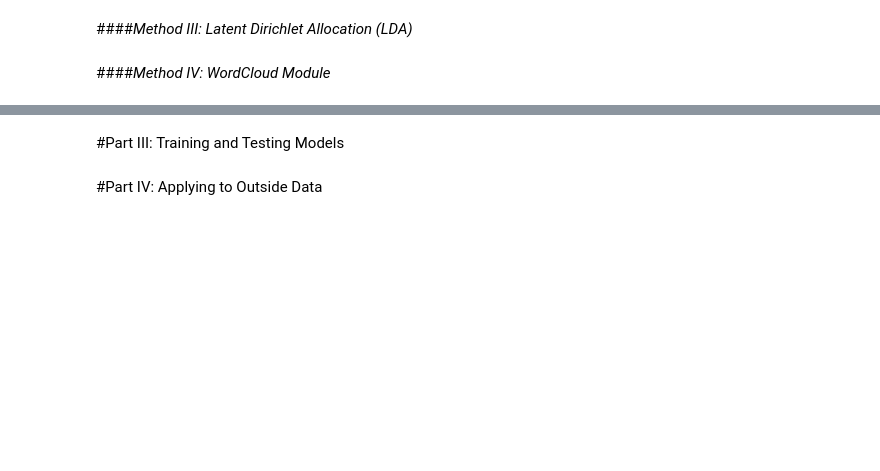
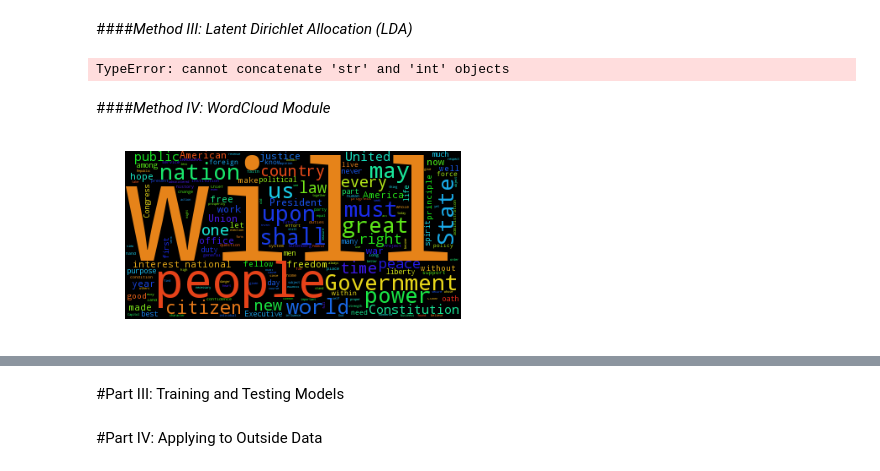
Before and after one commit to justindelatorre/data_science, a Jupyter notebook: hw_justindelatorre/final_project/final/experimental.ipynb, the cells around one changed output, grey strips where cells are left out. Cells and saved outputs as stored; diff of their text form; code cells hidden in the pictures; blank space fills up the shorter version.

```diff
--- a/hw_justindelatorre/final_project/final/experimental.ipynb
+++ b/hw_justindelatorre/final_project/final/experimental.ipynb
@@ -545,2 +657,22 @@ multigram_tfidf_df_all = multigram_tfidf_df.iloc[:,39:]
 # %% [markdown]
 ####<i>Method III: Latent Dirichlet Allocation (LDA)</i>
+# %%
+# Import LDA module
+import lda
+
+# Turn the DataFrame into a matrix of numpy arrays, will serve as X in LDA
+unigram_df_grouped_matrix = unigram_df_all[1:-3].as_matrix(columns=unigram_df_all.columns.values[1:-3])
+
+# Create new instance of LDA that will group into 20 topics
+# and cycle through 1000 iterations
+unigram_grouped_model = lda.LDA(n_topics=20, n_iter=1000, random_state=1)
+unigram_grouped_model.fit(unigram_df_grouped_matrix)
+unigram_grouped_topic_word = unigram_grouped_model.topic_word_
+unigram_grouped_n_top_words = 8
+
+#Note: word_list was generated in the above section on stemming
+for i, topic_dist in enumerate(unigram_grouped_topic_word):
+    unigram_grouped_topic_words = unigram_df_all.columns.values[1:-3][np.argsort(topic_dist)][:-unigram_grouped_n_top_words:-1]
+    print('Topic {}: {}'.format(str(i), ' '.join(unigram_grouped_topic_words)))
+# %% [output]
+TypeError: cannot concatenate 'str' and 'int' objects
@@ -547,2 +691,21 @@ multigram_tfidf_df_all = multigram_tfidf_df.iloc[:,39:]
 # %% [markdown]
 ####<i>Method IV: WordCloud Module</i>
+# %%
+# Import packages
+from os import path
+from wordcloud import WordCloud
+
+d = path.dirname('../data/')
+
+# WordCloud for Inaugural Addresses
+
+# Read the whole text.
+inaugural_text = open(path.join(d, 'inaugural.txt')).read()
+inaugural_wordcloud = WordCloud().generate(inaugural_text)
+
+# Open a plot of the generated image.
+plt.imshow(inaugural_wordcloud)
+plt.axis("off")
+plt.show()
+# %% [output]
+[figure, added]
```
Also changed, not shown: parts of 15 cells of this notebook.
